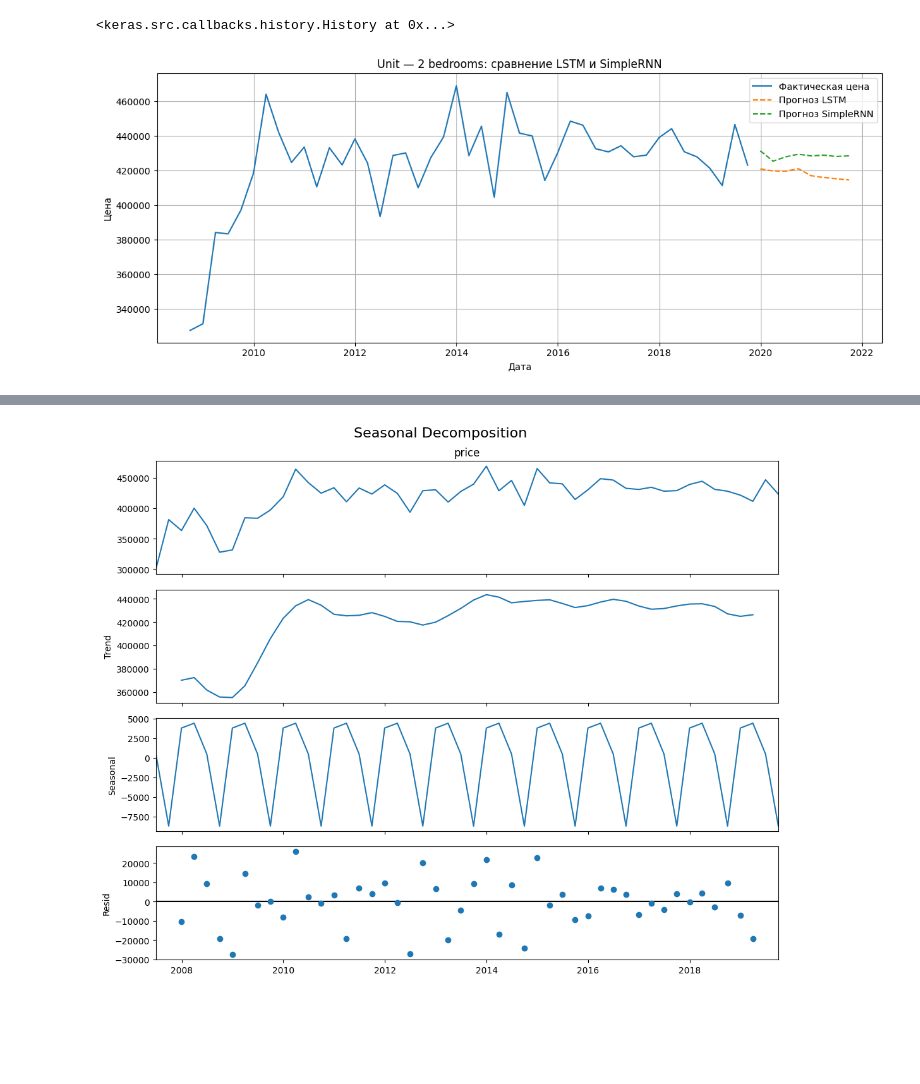
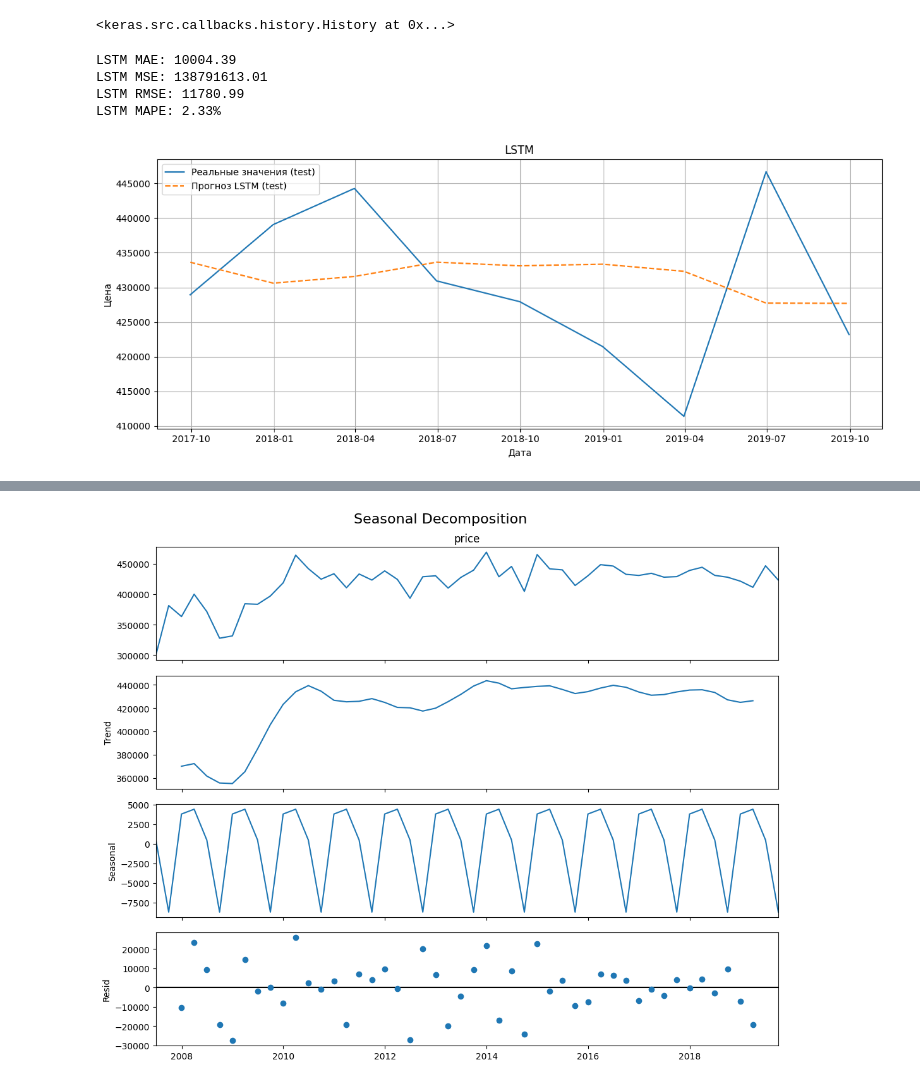
Before and after one commit to Nota02/data_mining, a Jupyter notebook: Практическая_работа_№11.ipynb, the cells around one changed output, grey strips where cells are left out. Drawn from its saved outputs; the diff is of its cells as text; code cells hidden in the pictures; blank space fills up the shorter version.

```diff
--- a/Практическая_работа_№11.ipynb
+++ b/Практическая_работа_№11.ipynb
@@ -175,23 +190,40 @@ for _ in range(forecast_steps):
     input_seq = np.append(input_seq[1:], pred)[-n_steps:]
 
 forecast_rescaled = scaler.inverse_transform(np.array(forecast).reshape(-1, 1)).flatten()
-# %%
-# Подготовка данных для графика
-dates = series.index[n_steps:]
-actual_prices = scaler.inverse_transform(y.reshape(-1, 1)).flatten()
-forecast_dates = pd.date_range(start=series.index[-1] + pd.offsets.QuarterEnd(), periods=forecast_steps, freq='QE')
-
-plt.figure(figsize=(12, 5))
-plt.plot(dates, actual_prices, label='Фактическая цена')
-plt.plot(forecast_dates, forecast_rescaled, '--', label='Прогноз LSTM')
-plt.plot(forecast_dates, forecast_rescaled_rnn, '--', label='Прогноз SimpleRNN')
-plt.title("Unit — 2 bedrooms: сравнение LSTM и SimpleRNN")
-plt.xlabel("Дата")
-plt.ylabel("Цена")
-plt.grid(True)
-plt.legend()
-plt.gca().xaxis.set_major_formatter(mdates.DateFormatter('%Y'))
-plt.tight_layout()
-plt.show()
-# %% [output]
-[figure, removed]
+# %%
+# Прогноз LSTM на X_test
+y_pred_lstm = model.predict(X_test, verbose=0)
+y_pred_lstm_rescaled = scaler.inverse_transform(y_pred_lstm)
+y_test_rescaled = scaler.inverse_transform(y_test.reshape(-1, 1))
+
+# Метрики LSTM
+from sklearn.metrics import mean_absolute_error, mean_squared_error
+
+mae_lstm = mean_absolute_error(y_test_rescaled, y_pred_lstm_rescaled)
+mse_lstm = mean_squared_error(y_test_rescaled, y_pred_lstm_rescaled)
+rmse_lstm = mse_lstm ** 0.5
+mape_lstm = (abs((y_test_rescaled.flatten() - y_pred_lstm_rescaled.flatten()) / y_test_rescaled.flatten()).mean()) * 100
+
+# Вывод метрик
+print(f"LSTM MAE: {mae_lstm:.2f}")
+print(f"LSTM MSE: {mse_lstm:.2f}")
+print(f"LSTM RMSE: {rmse_lstm:.2f}")
+print(f"LSTM MAPE: {mape_lstm:.2f}%")
+
+# График
+plt.figure(figsize=(12,5))
+plt.plot(series.index[-len(y_test_rescaled):], y_test_rescaled, label='Реальные значения (test)')
+plt.plot(series.index[-len(y_test_rescaled):], y_pred_lstm_rescaled, '--', label='Прогноз LSTM (test)')
+plt.title("LSTM")
+plt.xlabel("Дата")
+plt.ylabel("Цена")
+plt.legend()
+plt.grid(True)
+plt.tight_layout()
+plt.show()
+# %% [output]
+LSTM MAE: 10004.39
+LSTM MSE: 138791613.01
+LSTM RMSE: 11780.99
+LSTM MAPE: 2.33%
+[figure, added]
```
Also changed, not shown: parts of 14 cells of this notebook.
